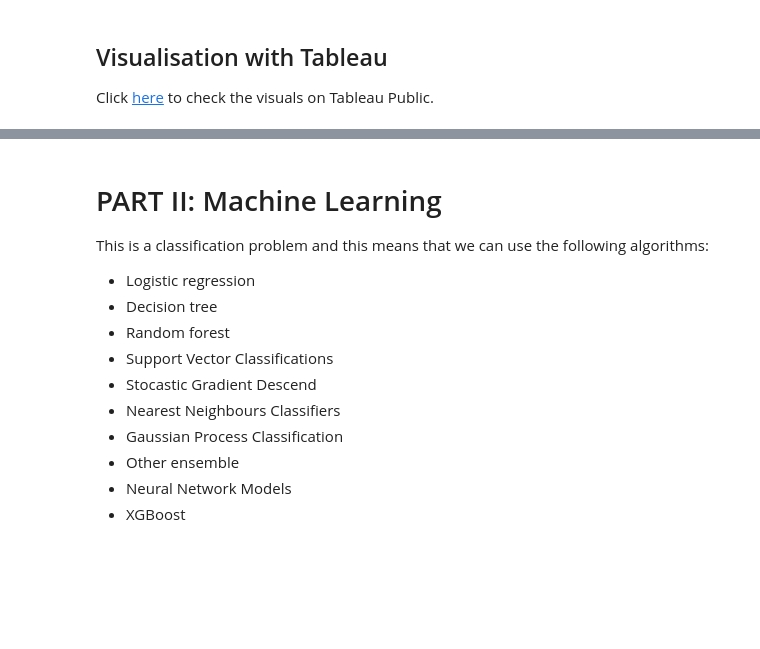
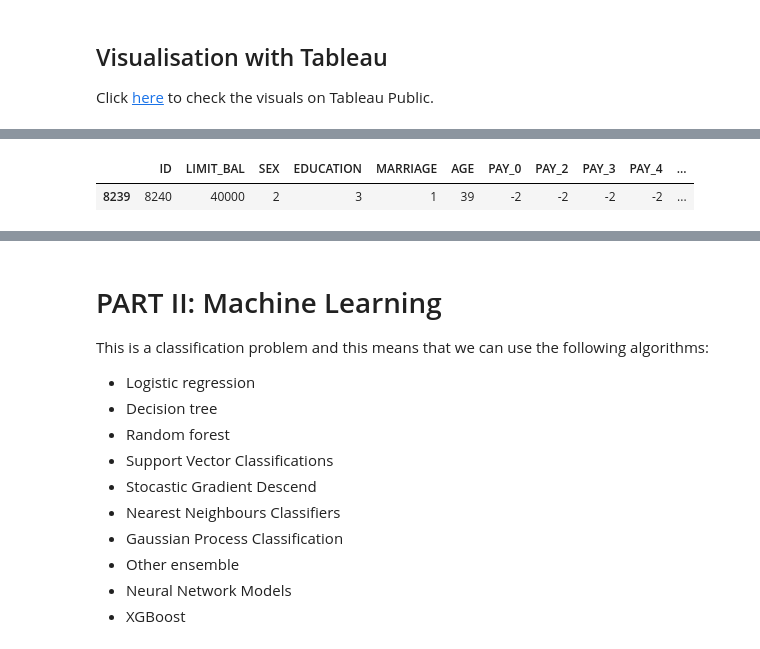
Before and after one commit to elochn/credit-card-default-prediction, a Jupyter notebook: Credit Card 💳 Default - Exploratory Data Analysis and Visualisation.ipynb, the cells around one changed output, grey strips where cells are left out. Saved outputs shown, nothing was run; the diff lists cells and outputs as text; code cells hidden in the pictures; blank space fills up the shorter version.

```diff
--- a/Credit Card 💳 Default - Exploratory Data Analysis and Visualisation.ipynb
+++ b/Credit Card 💳 Default - Exploratory Data Analysis and Visualisation.ipynb
@@ -890,0 +931,5 @@ Click [here](https://public.tableau.com/views/CreditCardPaymentDefault-CreditLim
+# %%
+df2[df2['ID']== 8240]
+# %% [output]
+|  | ID | LIMIT_BAL | SEX | EDUCATION | MARRIAGE | AGE | PAY_0 | PAY_2 | PAY_3 | PAY_4 | ... |
+| 8239 | 8240 | 40000 | 2 | 3 | 1 | 39 | -2 | -2 | -2 | -2 | ... |
```
Also changed, not shown: parts of 58 cells of this notebook.
